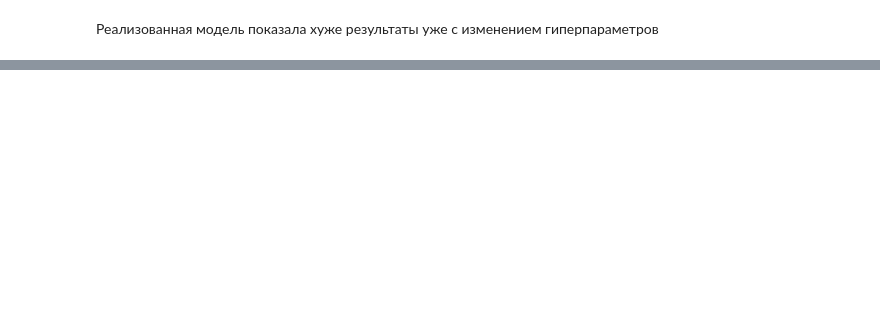
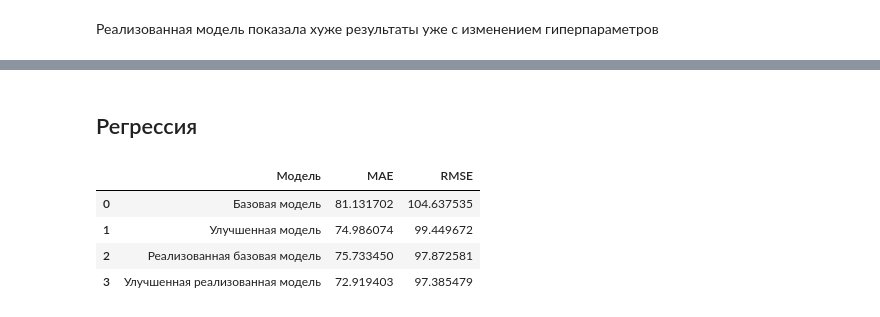
Before and after one commit to Minidrak/Application-systems-and-artificial-intelligence-frameworks-MAI, a Jupyter notebook: Lab_02/Lab_02.ipynb, the cells around one changed output, grey strips where cells are left out. Cells and saved outputs as stored; diff of their text form; code cells hidden in the pictures; blank space fills up the shorter version.

```diff
--- a/Lab_02/Lab_02.ipynb
+++ b/Lab_02/Lab_02.ipynb
@@ -458,0 +528,21 @@ RMSE: 171.71043208827354
+# %% [markdown]
+## Регрессия
+# %%
+results = {
+    'Модель': ['Базовая модель', 'Улучшенная модель',
+               'Реализованная базовая модель', 'Улучшенная реализованная модель'],
+    'MAE': [81.13170160078566, 74.98607440619203,
+            75.7334496162036, 72.91940270212723],
+    'RMSE': [104.63753532288665, 99.44967227581635,
+             97.87258095741413, 97.38547861543672]
+}
+# %%
+results_df = pd.DataFrame(results)
+# %%
+results_df
+# %% [output]
+|  | Модель | MAE | RMSE |
+| 0 | Базовая модель | 81.131702 | 104.637535 |
+| 1 | Улучшенная модель | 74.986074 | 99.449672 |
+| 2 | Реализованная базовая модель | 75.733450 | 97.872581 |
+| 3 | Улучшенная реализованная модель | 72.919403 | 97.385479 |
```
Also changed, not shown: parts of 36 cells of this notebook, 2 other files.
